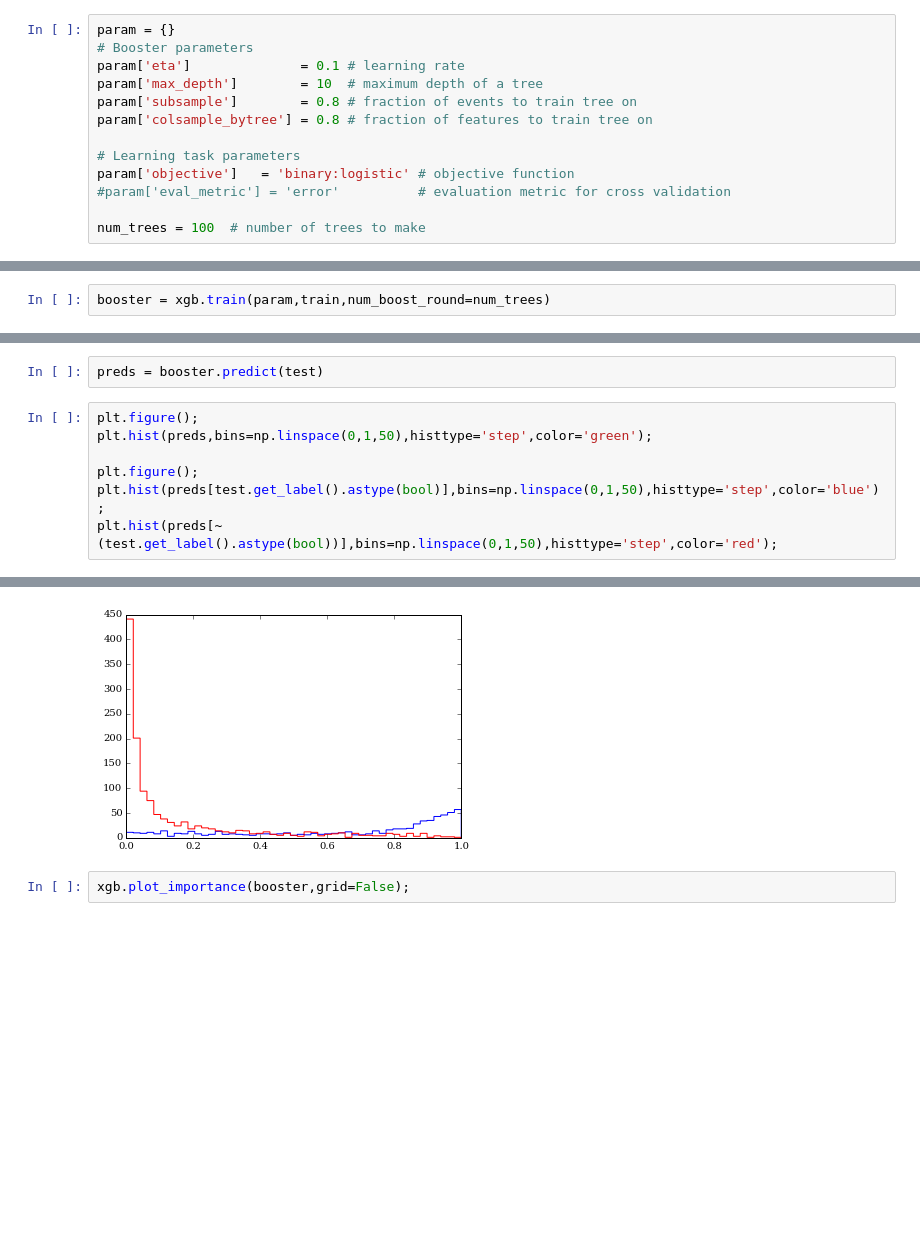
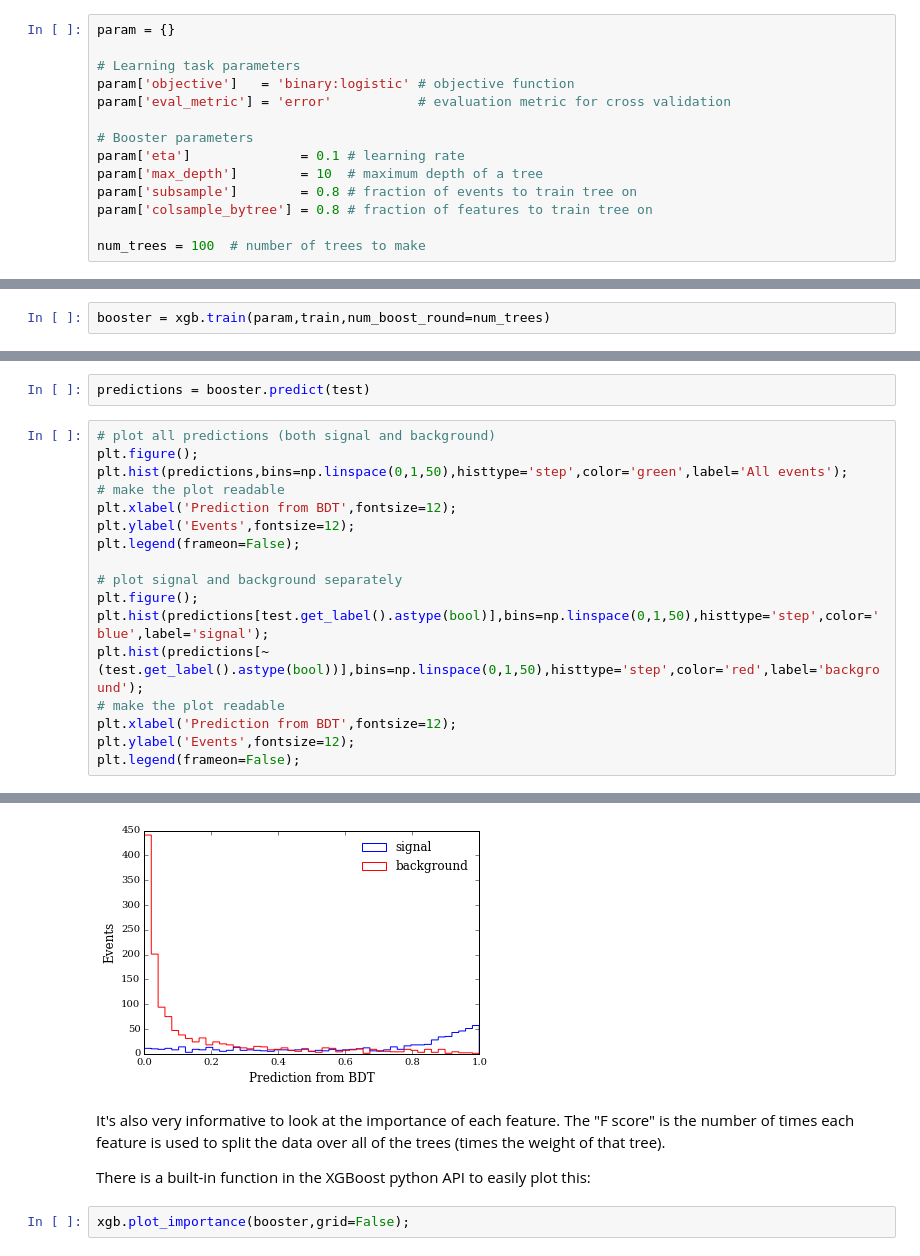
Before and after one commit to k-woodruff/bdt-tutorial, a Jupyter notebook: bdt_tutorial.ipynb, the cells around one changed output, grey strips where cells are left out. Cells and saved outputs as stored; diff of their text form; blank space fills up the shorter version.

```diff
--- a/bdt_tutorial.ipynb
+++ b/bdt_tutorial.ipynb
@@ -149,13 +154,14 @@ Make dictionary:
 # %%
 param = {}
+
+# Learning task parameters
+param['objective']   = 'binary:logistic' # objective function
+param['eval_metric'] = 'error'           # evaluation metric for cross validation
+
 # Booster parameters
 param['eta']              = 0.1 # learning rate
 param['max_depth']        = 10  # maximum depth of a tree
 param['subsample']        = 0.8 # fraction of events to train tree on
 param['colsample_bytree'] = 0.8 # fraction of features to train tree on
 
-# Learning task parameters
-param['objective']   = 'binary:logistic' # objective function
-#param['eval_metric'] = 'error'          # evaluation metric for cross validation
-
 num_trees = 100  # number of trees to make
@@ -166,10 +187,20 @@ booster = xgb.train(param,train,num_boost_round=num_trees)
 # %%
-preds = booster.predict(test)
+predictions = booster.predict(test)
 # %%
+# plot all predictions (both signal and background)
 plt.figure();
-plt.hist(preds,bins=np.linspace(0,1,50),histtype='step',color='green');
+plt.hist(predictions,bins=np.linspace(0,1,50),histtype='step',color='green',label='All events');
+# make the plot readable
+plt.xlabel('Prediction from BDT',fontsize=12);
+plt.ylabel('Events',fontsize=12);
+plt.legend(frameon=False);
 
+# plot signal and background separately
 plt.figure();
-plt.hist(preds[test.get_label().astype(bool)],bins=np.linspace(0,1,50),histtype='step',color='blue');
-plt.hist(preds[~(test.get_label().astype(bool))],bins=np.linspace(0,1,50),histtype='step',color='red');
+plt.hist(predictions[test.get_label().astype(bool)],bins=np.linspace(0,1,50),histtype='step',color='blue',label='signal');
+plt.hist(predictions[~(test.get_label().astype(bool))],bins=np.linspace(0,1,50),histtype='step',color='red',label='background');
+# make the plot readable
+plt.xlabel('Prediction from BDT',fontsize=12);
+plt.ylabel('Events',fontsize=12);
+plt.legend(frameon=False);
 # %% [output]
@@ -177,4 +208,8 @@ plt.hist(preds[~(test.get_label().astype(bool))],bins=np.linspace(0,1,50),histty
-[figure, old version]
+[figure, new version]
+# %% [markdown]
+It's also very informative to look at the importance of each feature. The "F score" is the number of times each feature is used to split the data over all of the trees (times the weight of that tree).
+
+There is a built-in function in the XGBoost python API to easily plot this:
 # %%
 xgb.plot_importance(booster,grid=False);
 # %% [output]
```
Also changed, not shown: parts of 9 cells of this notebook.
